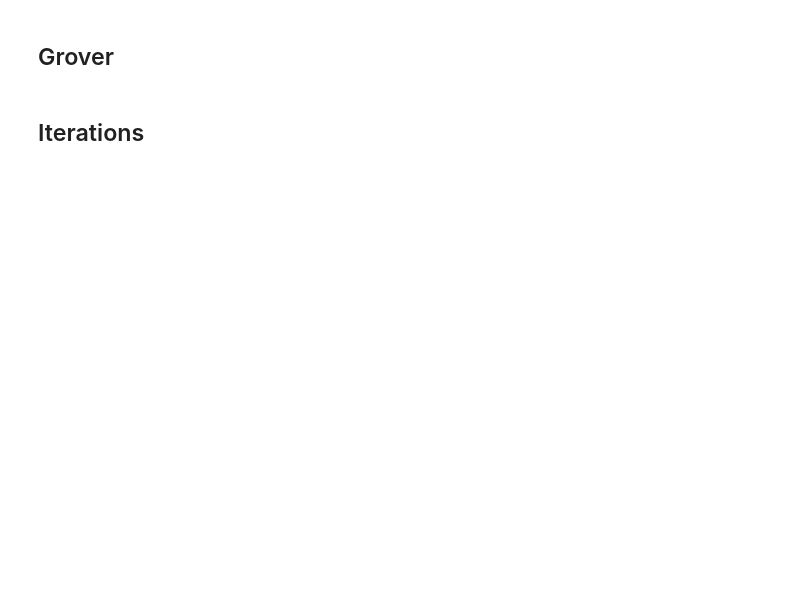
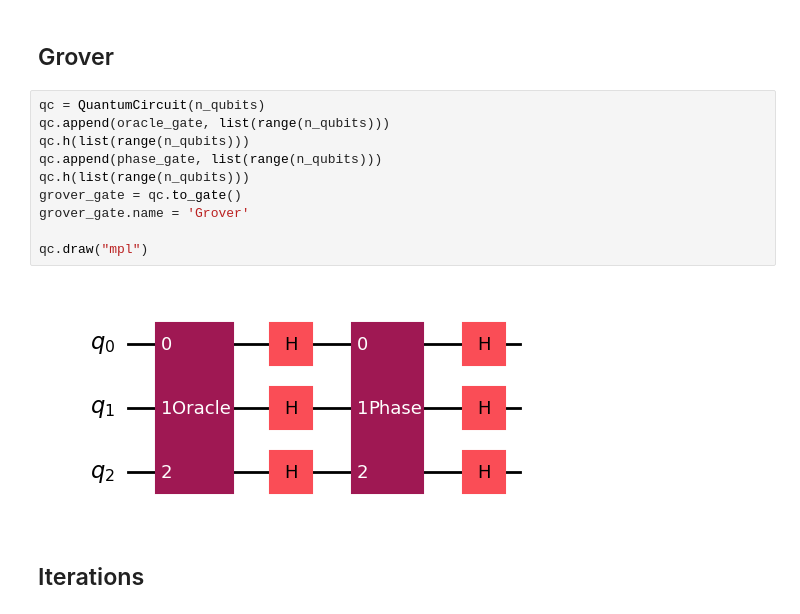
Before and after one commit to luan521/qiskit-training, a Jupyter notebook: notebooks/grover0.ipynb, the cells around one changed output. Saved outputs shown, nothing was run; the diff lists cells and outputs as text; blank space fills up the shorter version.

Commit message:
update grover, shor and qaoa notebooks

```diff
--- a/notebooks/grover0.ipynb
+++ b/notebooks/grover0.ipynb
@@ -26,5 +60,17 @@ expression = '(a | b) & (~a | c) & (~c | ~d) & (~b | d) & (~b | c)'
 # %% [markdown]
 ## Grover
+# %%
+qc = QuantumCircuit(n_qubits)
+qc.append(oracle_gate, list(range(n_qubits)))
+qc.h(list(range(n_qubits)))
+qc.append(phase_gate, list(range(n_qubits)))
+qc.h(list(range(n_qubits)))
+grover_gate = qc.to_gate()
+grover_gate.name = 'Grover'
+
+qc.draw("mpl")
+# %% [output]
+[figure, added]
 # %% [markdown]
 ## Iterations
 # %% [markdown]
```
Also changed, not shown: parts of 10 cells of this notebook, 3 other files.
